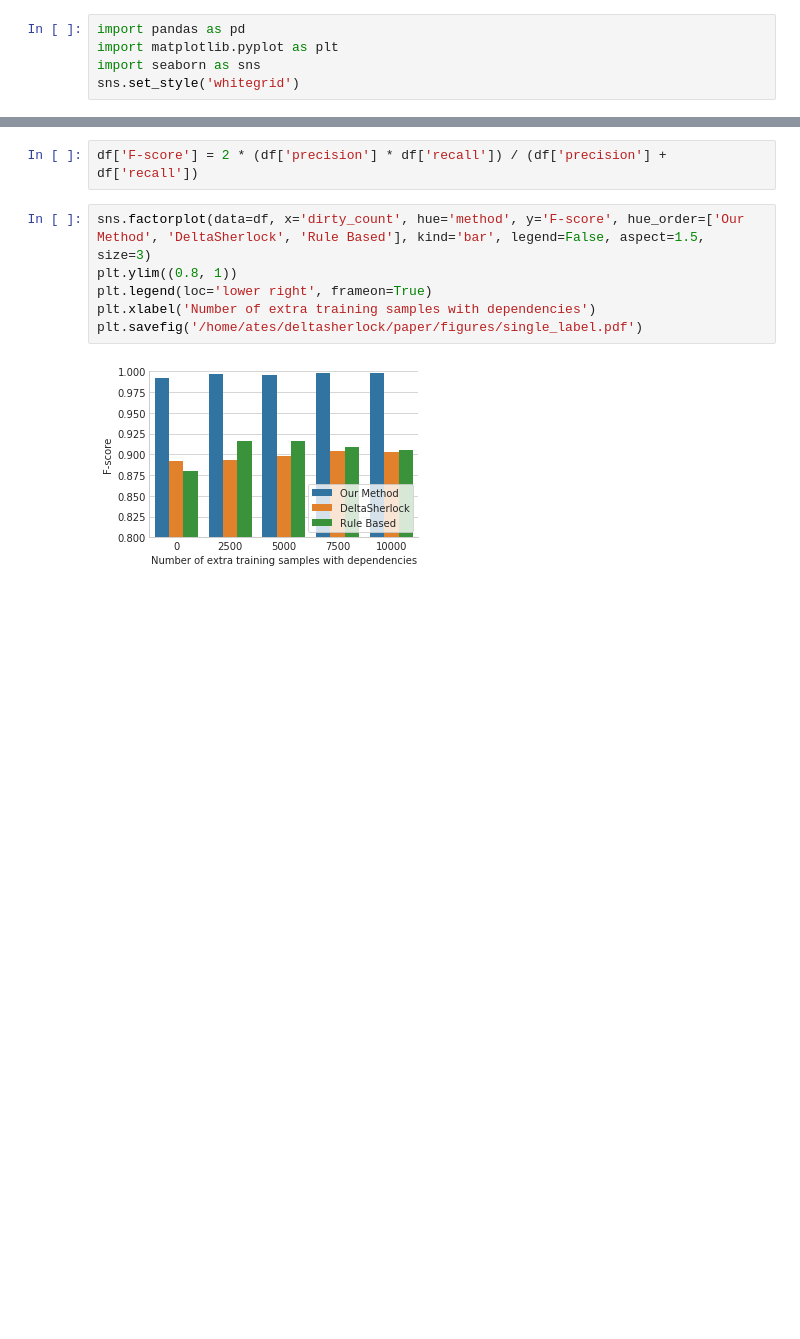
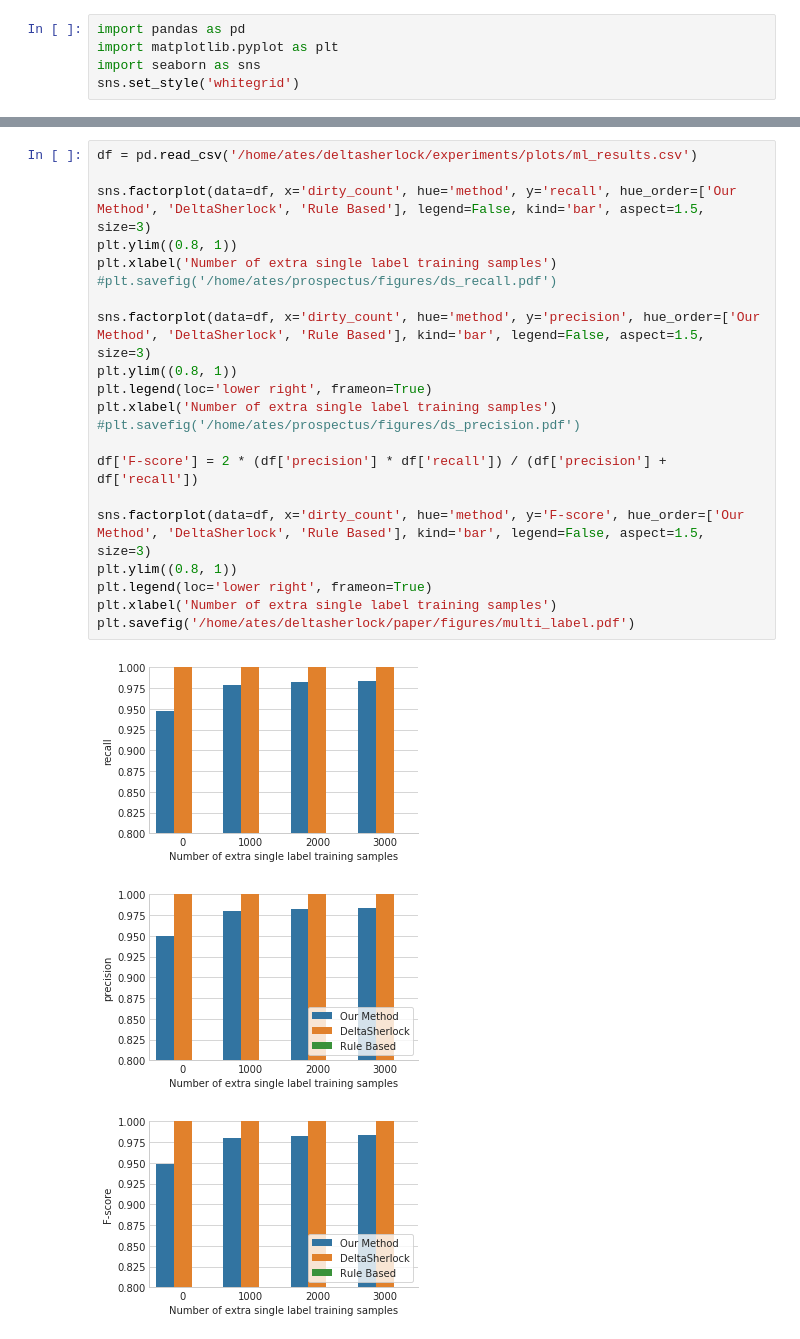
Before and after one commit to deltasherlock/experiments, a Jupyter notebook: plots/plots.ipynb, the cells around one changed output, grey strips where cells are left out. Cells and saved outputs as stored; diff of their text form; blank space fills up the shorter version.

Commit message:
Newer plots

```diff
--- a/plots/plots.ipynb
+++ b/plots/plots.ipynb
@@ -43,10 +32,25 @@ Text(0.5,6.8,'Number of extra training samples with dependencies')
-# %%
-df['F-score'] = 2 * (df['precision'] * df['recall']) / (df['precision'] + df['recall'])
-# %%
-sns.factorplot(data=df, x='dirty_count', hue='method', y='F-score', hue_order=['Our Method', 'DeltaSherlock', 'Rule Based'], kind='bar', legend=False, aspect=1.5, size=3)
-plt.ylim((0.8, 1))
-plt.legend(loc='lower right', frameon=True)
-plt.xlabel('Number of extra training samples with dependencies')
-plt.savefig('/home/ates/deltasherlock/paper/figures/single_label.pdf')
-# %% [output]
-[figure, removed]
+# %%
+df = pd.read_csv('/home/ates/deltasherlock/experiments/plots/ml_results.csv')
+
+sns.factorplot(data=df, x='dirty_count', hue='method', y='recall', hue_order=['Our Method', 'DeltaSherlock', 'Rule Based'], legend=False, kind='bar', aspect=1.5, size=3)
+plt.ylim((0.8, 1))
+plt.xlabel('Number of extra single label training samples')
+#plt.savefig('/home/ates/prospectus/figures/ds_recall.pdf')
+
+sns.factorplot(data=df, x='dirty_count', hue='method', y='precision', hue_order=['Our Method', 'DeltaSherlock', 'Rule Based'], kind='bar', legend=False, aspect=1.5, size=3)
+plt.ylim((0.8, 1))
+plt.legend(loc='lower right', frameon=True)
+plt.xlabel('Number of extra single label training samples')
+#plt.savefig('/home/ates/prospectus/figures/ds_precision.pdf')
+
+df['F-score'] = 2 * (df['precision'] * df['recall']) / (df['precision'] + df['recall'])
+
+sns.factorplot(data=df, x='dirty_count', hue='method', y='F-score', hue_order=['Our Method', 'DeltaSherlock', 'Rule Based'], kind='bar', legend=False, aspect=1.5, size=3)
+plt.ylim((0.8, 1))
+plt.legend(loc='lower right', frameon=True)
+plt.xlabel('Number of extra single label training samples')
+plt.savefig('/home/ates/deltasherlock/paper/figures/multi_label.pdf')
+# %% [output]
+[figure, added]
+[figure, added]
+[figure, added]
```
Also changed, not shown: parts of 3 cells of this notebook, 1 other file.
